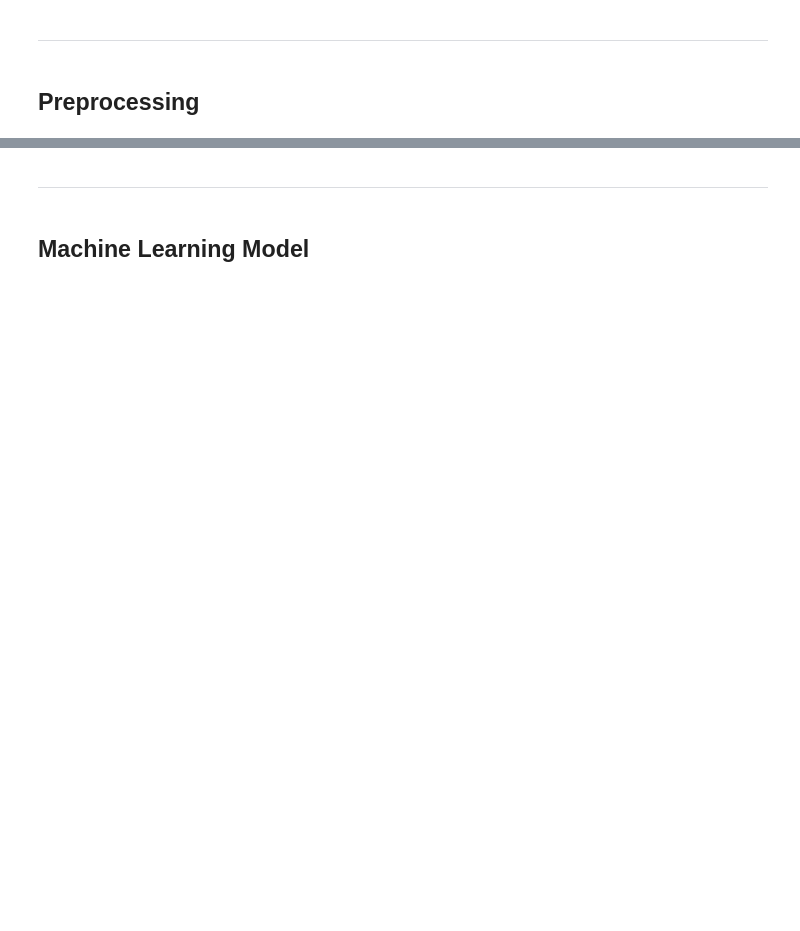
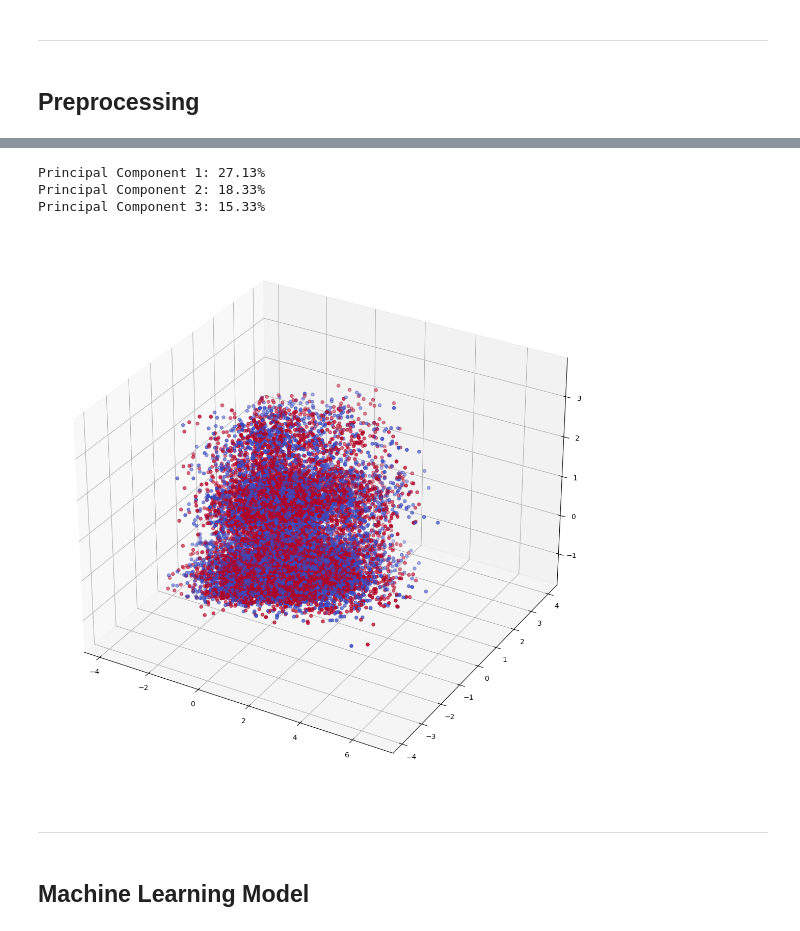
Before and after one commit to brysonbien/Chess-Opening-ML, a Jupyter notebook: midterm_checkpoint.ipynb, the cells around one changed output, grey strips where cells are left out. Saved outputs shown, nothing was run; the diff lists cells and outputs as text; code cells hidden in the pictures; blank space fills up the shorter version.

```diff
--- a/midterm_checkpoint.ipynb
+++ b/midterm_checkpoint.ipynb
@@ -120,3 +108,0 @@ While there are no obvious linear relationships between any variables and openin
-# %%
-df.drop(['ECO', 'num_games', 'perc_opponent_win', 'perc_draw', 'perc_white_win', 'perc_black_win', 'white_odds', 'white_wins', 'black_wins'], axis=1, inplace=True)
-print(df.columns)
@@ -138,0 +109,3 @@ Index(['opening_name', 'perf_rating', 'avg_player', 'perc_player_win',
+# %%
+# For now, dropping moves
+df.drop(['moves'], axis=1, inplace=True)
@@ -138,0 +114,15 @@ Index(['opening_name', 'perf_rating', 'avg_player', 'perc_player_win',
+# %%
+# Apply PCA to the current dataset. Store PCA-reduced df separately so we can compare how both perform
+
+# Standardize the features except winner for PCA
+features = df.drop(['winner'], axis=1)
+scaler = StandardScaler()
+features_scaled = scaler.fit_transform(features)
+pca = PCA(n_components=3)
+features_pca = pca.fit_transform(features_scaled)
+
+df_pca = pd.DataFrame(features_pca, columns=[f'PC{i+1}' for i in range(features_pca.shape[1])])
+df_pca['winner'] = df['winner'].values
+
+print(df_pca.head())
+print(f'Original shape: {df.shape}, PCA-reduced shape: {df_pca.shape}')
@@ -139,3 +137,26 @@ Index(['opening_name', 'perf_rating', 'avg_player', 'perc_player_win',
+# %%
+# Display the explained variance ratios
+explained_variance = pca.explained_variance_ratio_
+for i, variance in enumerate(explained_variance):
+    print(f"Principal Component {i+1}: {variance:.2%}")
+# %% [output]
+Principal Component 1: 27.13%
+Principal Component 2: 18.33%
+Principal Component 3: 15.33%
+# %%
+import matplotlib.pyplot as plt
+
+fig = plt.figure(figsize=(14, 14))
+ax = fig.add_subplot(projection='3d')
+
+x = df_pca['PC1']
+y = df_pca['PC2']
+z = df_pca['PC3']
+
+ax.scatter(x, y, z, c=df_pca['winner'], cmap='coolwarm')
+plt.show()
+# %% [output]
+[figure, added]
 # %% [markdown]
 ---
 # %% [markdown]
```
Also changed, not shown: parts of 79 cells of this notebook.
